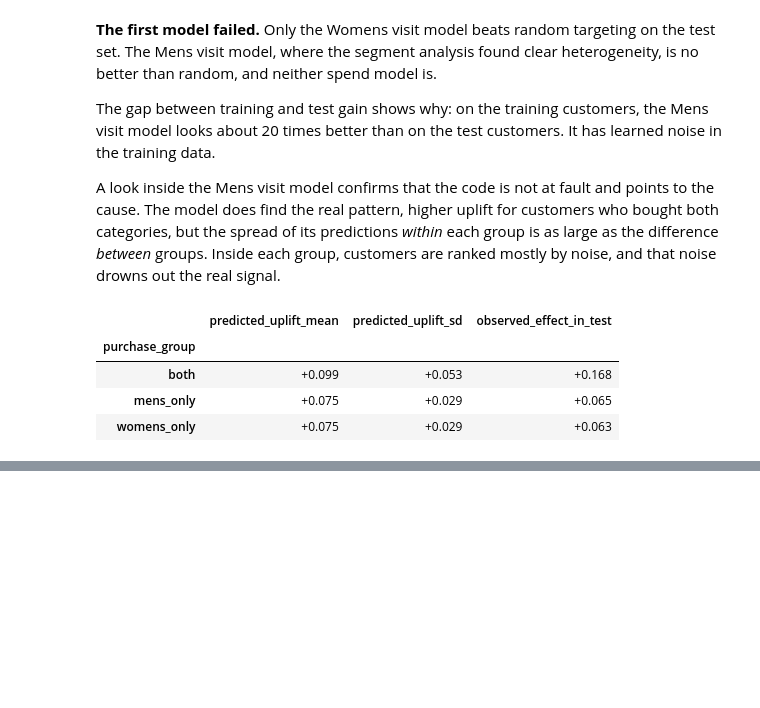
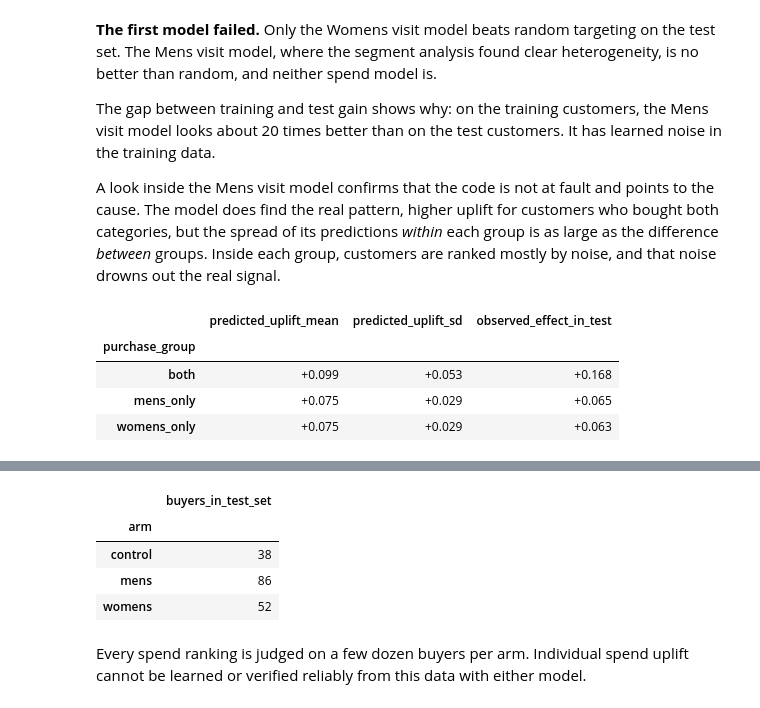
Before and after one commit to berkcansuner/hillstrom-email-uplift, a Jupyter notebook: notebooks/06_uplift.ipynb, the cells around one changed output, grey strips where cells are left out. Drawn from its saved outputs; the diff is of its cells as text; code cells hidden in the pictures; blank space fills up the shorter version.

```diff
--- a/notebooks/06_uplift.ipynb
+++ b/notebooks/06_uplift.ipynb
@@ -303,0 +334,10 @@ pd.DataFrame(
+# %%
+test.groupby("arm")["conversion"].sum().rename("buyers_in_test_set").to_frame()
+# %% [output]
+|  | buyers_in_test_set |
+| arm |  |
+| control | 38 |
+| mens | 86 |
+| womens | 52 |
+# %% [markdown]
+Every spend ranking is judged on a few dozen buyers per arm. Individual spend uplift cannot be learned or verified reliably from this data with either model.
```
Also changed, not shown: parts of 3 cells of this notebook.
